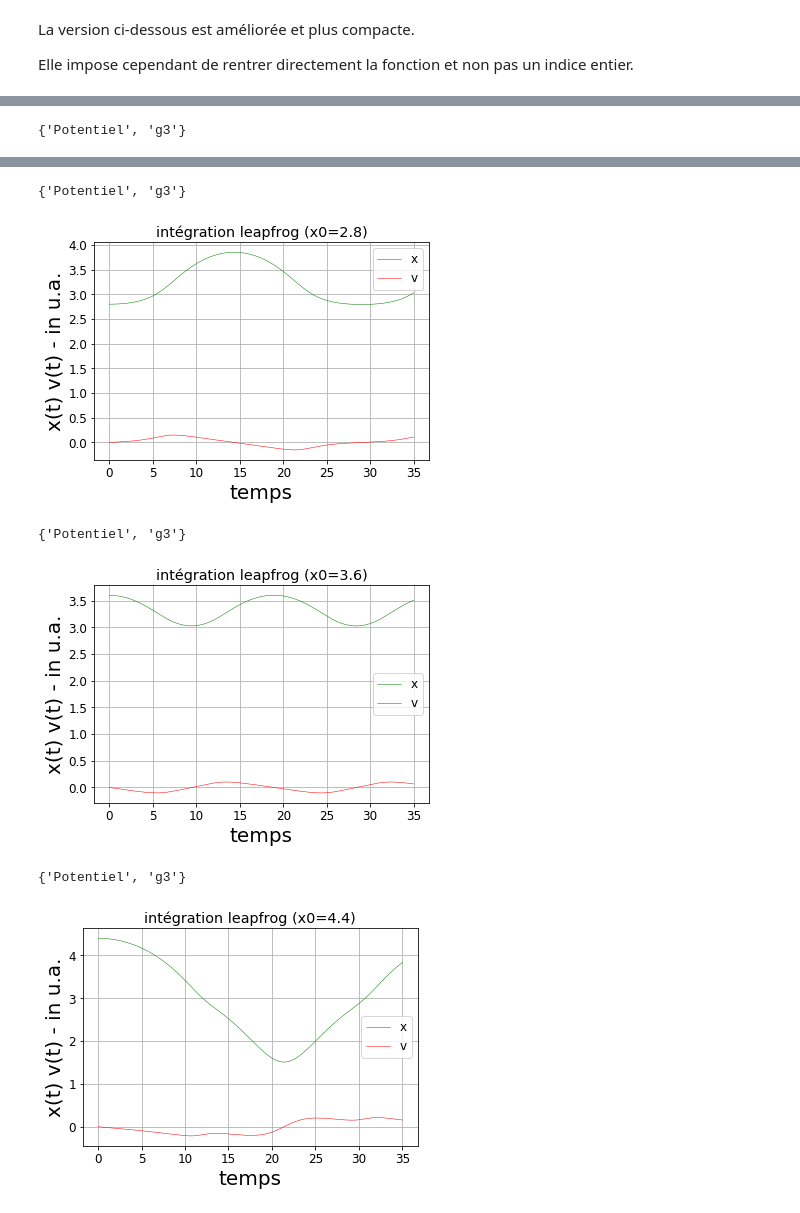
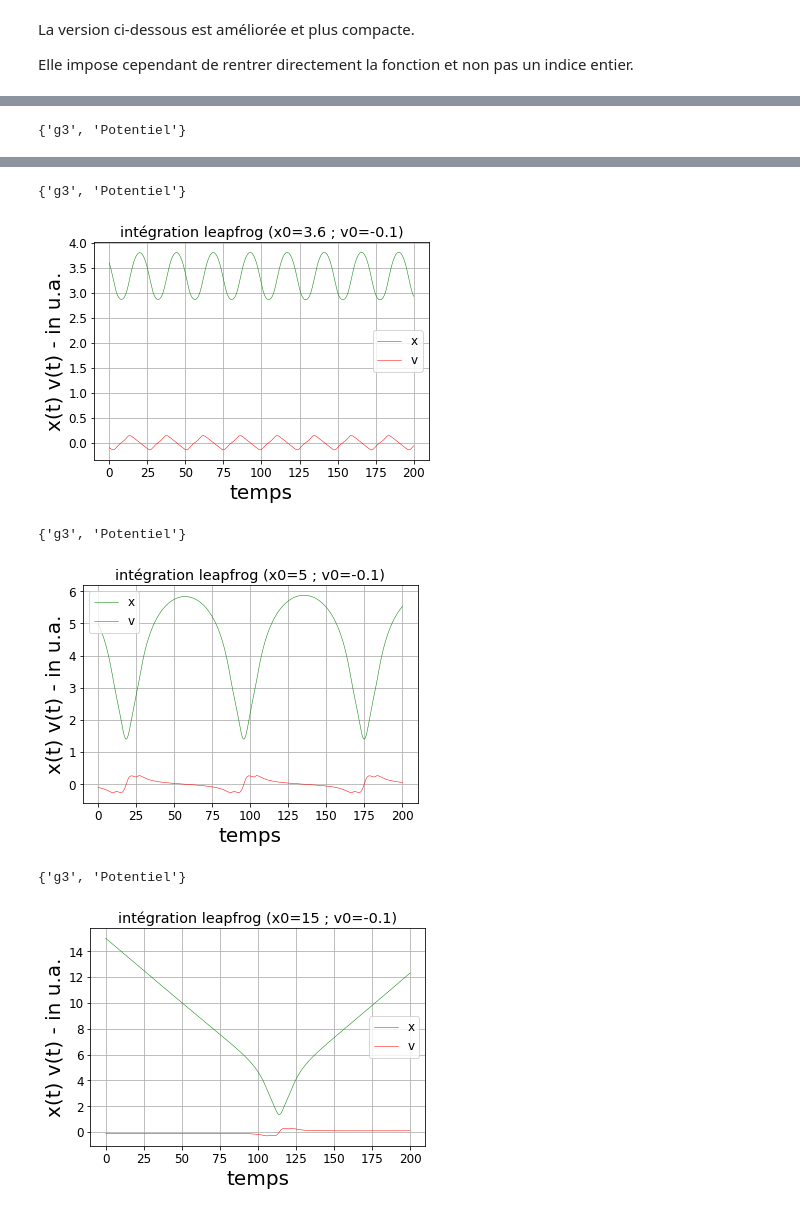
Before and after one commit to Yves-LEMEN/manip-fichiers, a Jupyter notebook: gestion fichiers.ipynb, the cells around one changed output, grey strips where cells are left out. Saved outputs shown, nothing was run; the diff lists cells and outputs as text; code cells hidden in the pictures.

```diff
--- a/gestion fichiers.ipynb
+++ b/gestion fichiers.ipynb
@@ -425,12 +567,12 @@ On a plotté le potentiel g3 qui présente des ondulations.
 # %%
 x0=2.4 # Les valeurs autorisées dépendent du potentiel
-v0=0.
+v0=-0.1
 Potentiel=g3
-
+vue=[x0, 3.6, 5, 15]
 ###############################################################################
 # entrée des paramètres temporels - limite de temps tps pas temporel Mm
-Mm = 10000
-tps=35
+Mm = 100000
+tps=200
 tp=np.linspace(0,tps,Mm)
 dtp = tp[1] - tp[0]
 
@@ -468,7 +610,7 @@ def resoudre(x0,v0, Mm, Potentiel):
 ###############################################################################
 
 
-vue=[x0, 2.8, 3.6, 4.4]
+
 for iplot in range(0,4):
     x1=vue[iplot]
     x,v = resoudre(x1,v0,Mm,Potentiel)
@@ -487,7 +629,7 @@ for iplot in range(0,4):
     express1="x(t) v(t) - in u.a."
 
     ylabel(express1)
-    titre1 = "intégration leapfrog (x0={})".format(x1)
+    titre1 = "intégration leapfrog (x0={} ; v0={})".format(x1,v0)
 
     plt.title (titre1)
     plt.legend(loc='best', frameon= True)
@@ -496,4 +638,4 @@ for iplot in range(0,4):
     show()
 ###############################################################################
 # %% [output]
-{'Potentiel', 'g3'}
+{'g3', 'Potentiel'}
@@ -501,6 +643,6 @@ for iplot in range(0,4):
-{'Potentiel', 'g3'}
+{'g3', 'Potentiel'}
-[figure, old version]
+[figure, new version]
-{'Potentiel', 'g3'}
+{'g3', 'Potentiel'}
-[figure, old version]
+[figure, new version]
-{'Potentiel', 'g3'}
+{'g3', 'Potentiel'}
-[figure, old version]
+[figure, new version]
```
Also changed, not shown: parts of 10 cells of this notebook.
